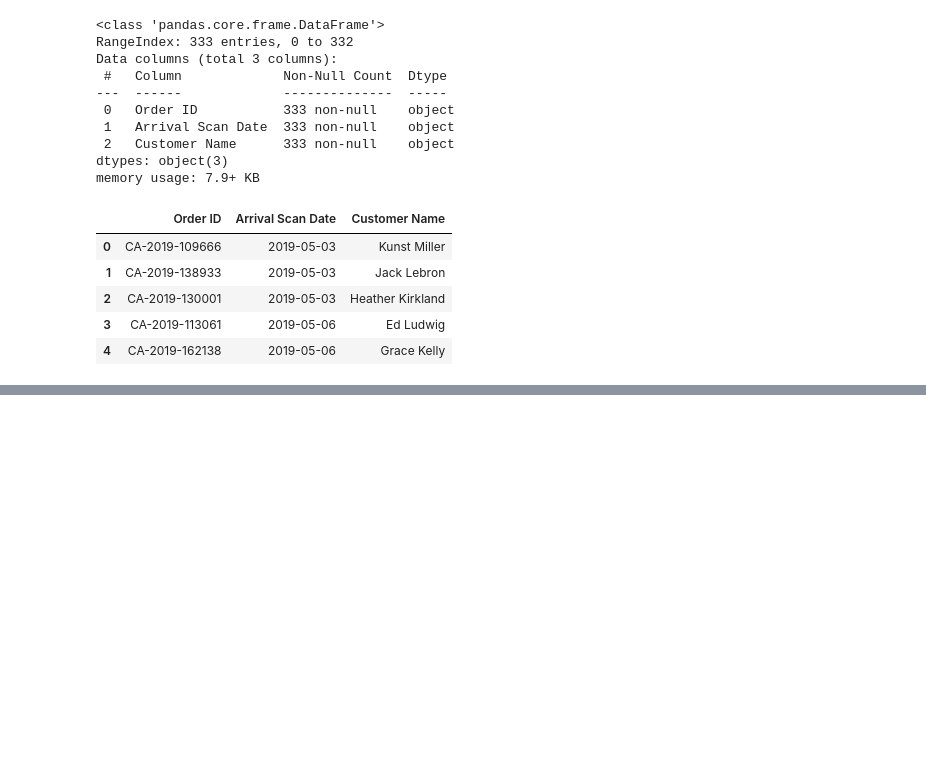
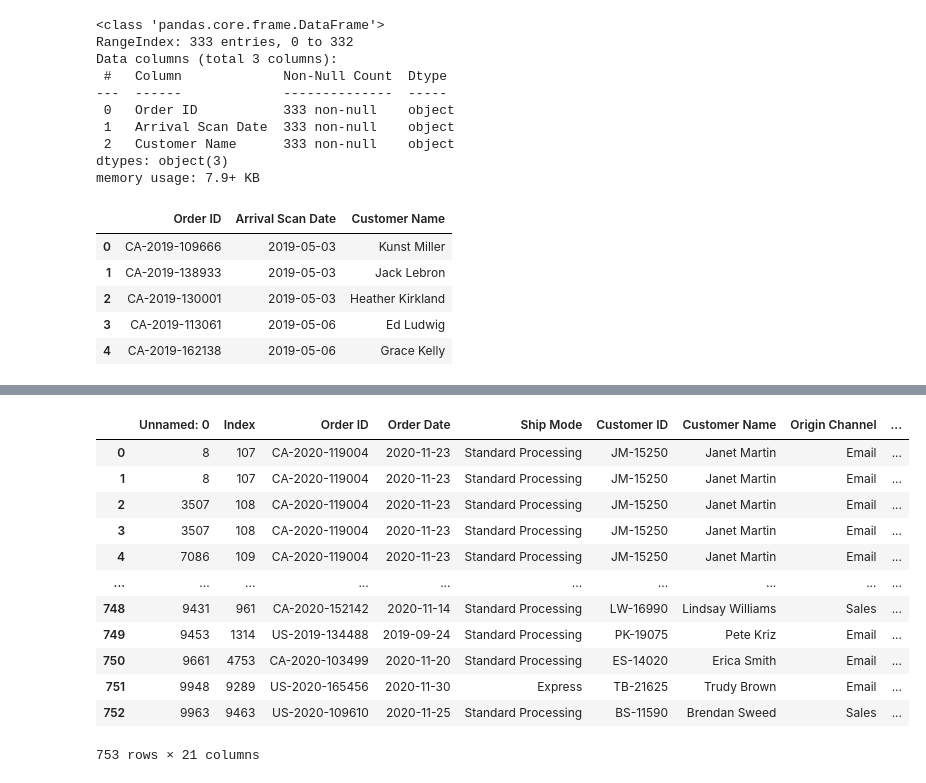
Before and after one commit to C-MG/da-EDA_Project_Ulla-Christian, a Jupyter notebook: data_cleaning_1.ipynb, the cells around one changed output, grey strips where cells are left out. Drawn from its saved outputs; the diff is of its cells as text; code cells hidden in the pictures; blank space fills up the shorter version.

```diff
--- a/data_cleaning_1.ipynb
+++ b/data_cleaning_1.ipynb
@@ -269,0 +330,8 @@ df_cd.head()
+# %%
+# rename ship modes in df_hypo
+
+df_hypo.loc[df_hypo['Ship Mode'] == 'Standard Class', 'Ship Mode'] = "Standard Processing"
+df_hypo.loc[df_hypo['Ship Mode'] == 'Second Class', 'Ship Mode'] = "Standard Processing"
+df_hypo.loc[df_hypo['Ship Mode'] == 'First Class', 'Ship Mode'] = "Express"
+df_hypo['Unnamed: 0'].drop
+df_hypo.head()
@@ -269,0 +345,21 @@ df_cd.head()
+# %%
+# check if process time is 2 days for standard processing formula = ready to ship - order date
+check_process_time = pd.merge(df_hypo,
+                      df_ids,
+                      on ='Order ID',
+                      how ='inner')
+check_process_time
+# %% [output]
+|  | Unnamed: 0 | Index | Order ID | Order Date | Ship Mode | Customer ID | Customer Name | Origin Channel | ... |
+| 0 | 8 | 107 | CA-2020-119004 | 2020-11-23 | Standard Processing | JM-15250 | Janet Martin | Email | ... |
+| 1 | 8 | 107 | CA-2020-119004 | 2020-11-23 | Standard Processing | JM-15250 | Janet Martin | Email | ... |
+| 2 | 3507 | 108 | CA-2020-119004 | 2020-11-23 | Standard Processing | JM-15250 | Janet Martin | Email | ... |
+| 3 | 3507 | 108 | CA-2020-119004 | 2020-11-23 | Standard Processing | JM-15250 | Janet Martin | Email | ... |
+| 4 | 7086 | 109 | CA-2020-119004 | 2020-11-23 | Standard Processing | JM-15250 | Janet Martin | Email | ... |
+| ... | ... | ... | ... | ... | ... | ... | ... | ... | ... |
+| 748 | 9431 | 961 | CA-2020-152142 | 2020-11-14 | Standard Processing | LW-16990 | Lindsay Williams | Sales | ... |
+| 749 | 9453 | 1314 | US-2019-134488 | 2019-09-24 | Standard Processing | PK-19075 | Pete Kriz | Email | ... |
+| 750 | 9661 | 4753 | CA-2020-103499 | 2020-11-20 | Standard Processing | ES-14020 | Erica Smith | Email | ... |
+| 751 | 9948 | 9289 | US-2020-165456 | 2020-11-30 | Express | TB-21625 | Trudy Brown | Email | ... |
+| 752 | 9963 | 9463 | US-2020-109610 | 2020-11-25 | Standard Processing | BS-11590 | Brendan Sweed | Sales | ... |
+753 rows × 21 columns
```
Also changed, not shown: parts of 33 cells of this notebook, 1 other file.
